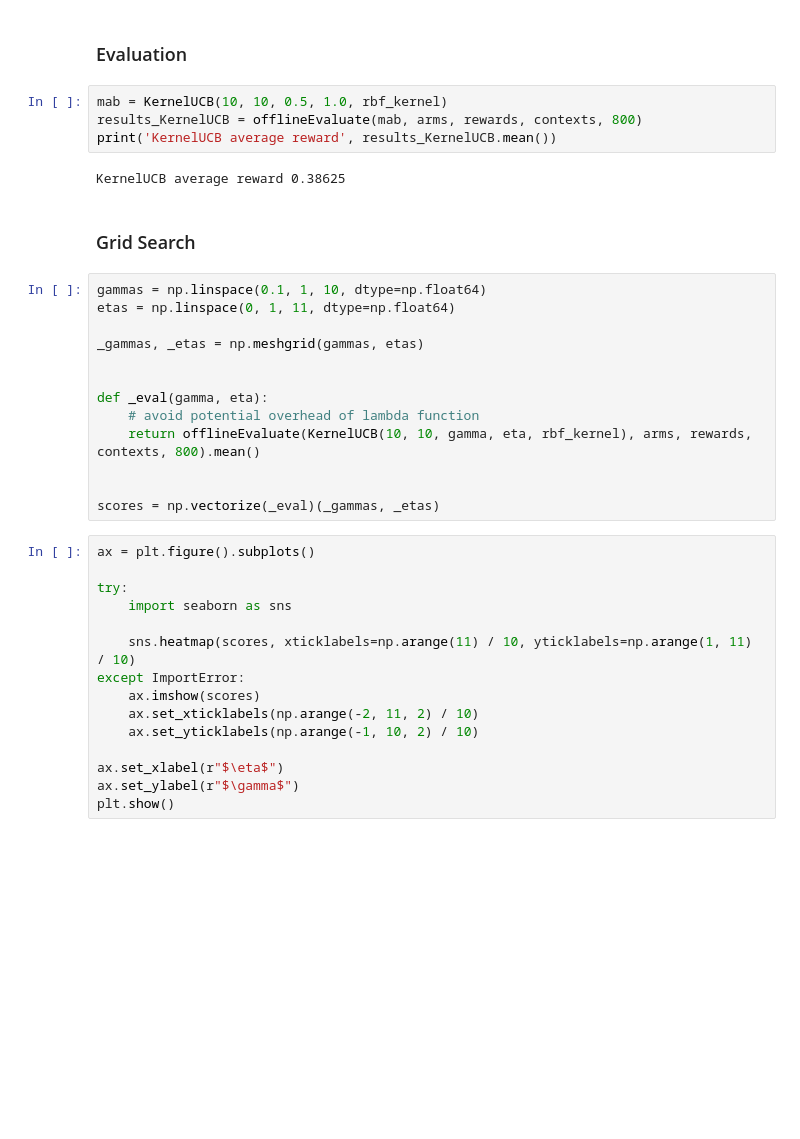
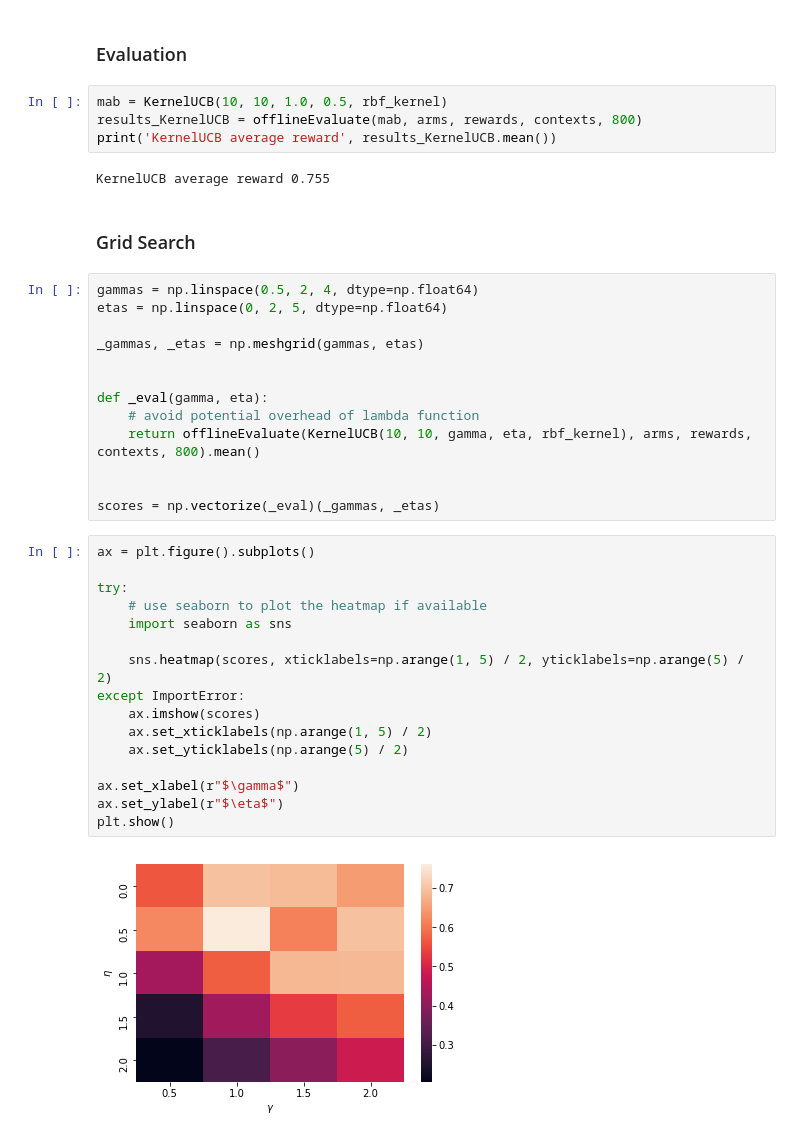
Before and after one commit to ParthTrehan/COMP90051, a Jupyter notebook: tingshengl.ipynb, the cells around one changed output. Saved outputs shown, nothing was run; the diff lists cells and outputs as text; blank space fills up the shorter version.

```diff
--- a/tingshengl.ipynb
+++ b/tingshengl.ipynb
@@ -421,16 +429,16 @@ class KernelUCB(MAB):
 # %% [markdown]
 ### Evaluation
 # %%
-mab = KernelUCB(10, 10, 0.5, 1.0, rbf_kernel)
+mab = KernelUCB(10, 10, 1.0, 0.5, rbf_kernel)
 results_KernelUCB = offlineEvaluate(mab, arms, rewards, contexts, 800)
 print('KernelUCB average reward', results_KernelUCB.mean())
 # %% [output]
-KernelUCB average reward 0.38625
+KernelUCB average reward 0.755
 # %% [markdown]
 ### Grid Search
 # %%
-gammas = np.linspace(0.1, 1, 10, dtype=np.float64)
-etas = np.linspace(0, 1, 11, dtype=np.float64)
+gammas = np.linspace(0.5, 2, 4, dtype=np.float64)
+etas = np.linspace(0, 2, 5, dtype=np.float64)
 
 _gammas, _etas = np.meshgrid(gammas, etas)
 
@@ -444,18 +452,21 @@ scores = np.vectorize(_eval)(_gammas, _etas)
 # %%
 ax = plt.figure().subplots()
 
 try:
+    # use seaborn to plot the heatmap if available
     import seaborn as sns
 
-    sns.heatmap(scores, xticklabels=np.arange(11) / 10, yticklabels=np.arange(1, 11) / 10)
+    sns.heatmap(scores, xticklabels=np.arange(1, 5) / 2, yticklabels=np.arange(5) / 2)
 except ImportError:
     ax.imshow(scores)
-    ax.set_xticklabels(np.arange(-2, 11, 2) / 10)
-    ax.set_yticklabels(np.arange(-1, 10, 2) / 10)
+    ax.set_xticklabels(np.arange(1, 5) / 2)
+    ax.set_yticklabels(np.arange(5) / 2)
 
-ax.set_xlabel(r"$\eta$")
-ax.set_ylabel(r"$\gamma$")
+ax.set_xlabel(r"$\gamma$")
+ax.set_ylabel(r"$\eta$")
 plt.show()
+# %% [output]
+[figure, added]
 # %%
 maxpos = np.nonzero(scores == scores.max())
 print(scores[maxpos])
```
Also changed, not shown: parts of 10 cells of this notebook.
